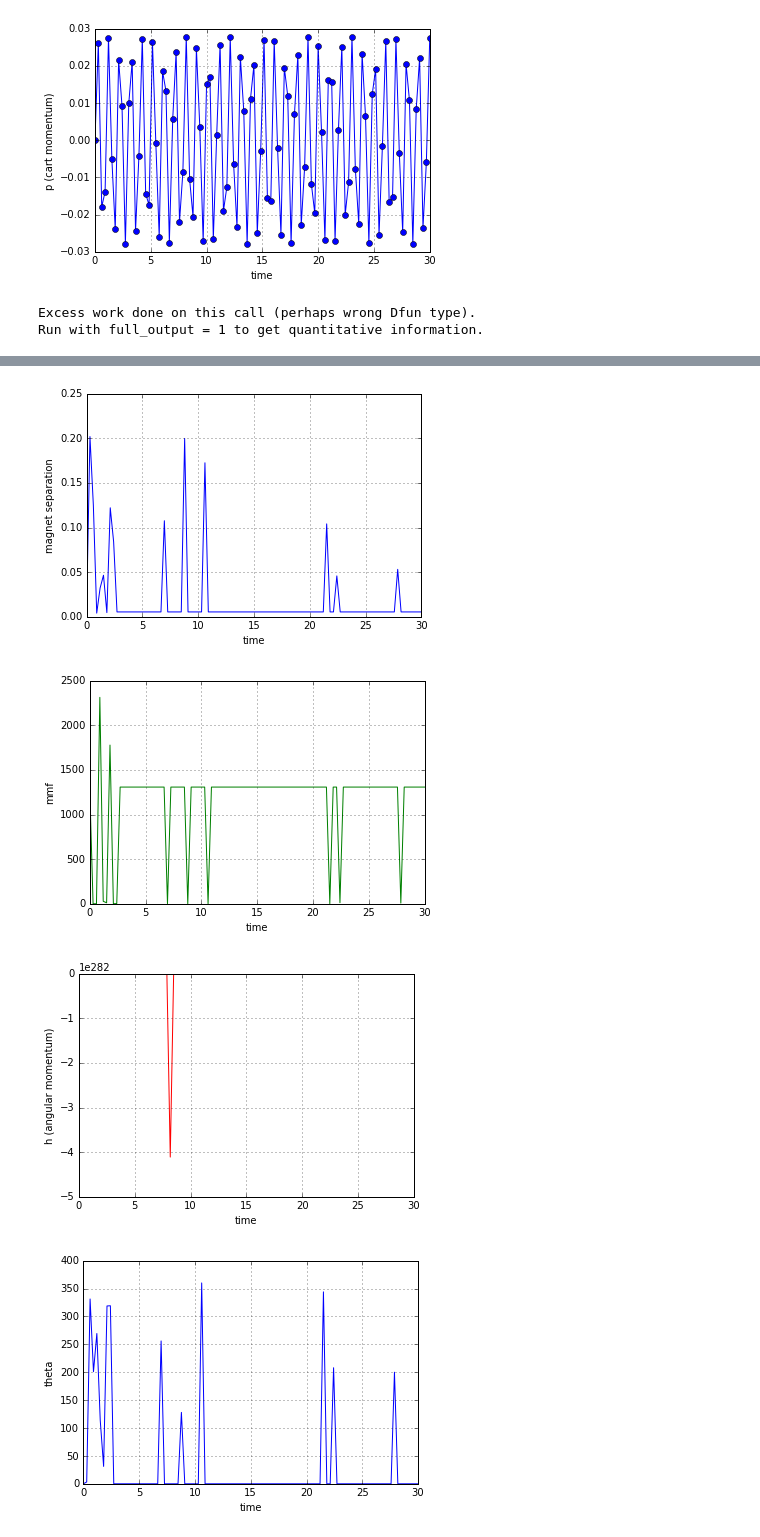
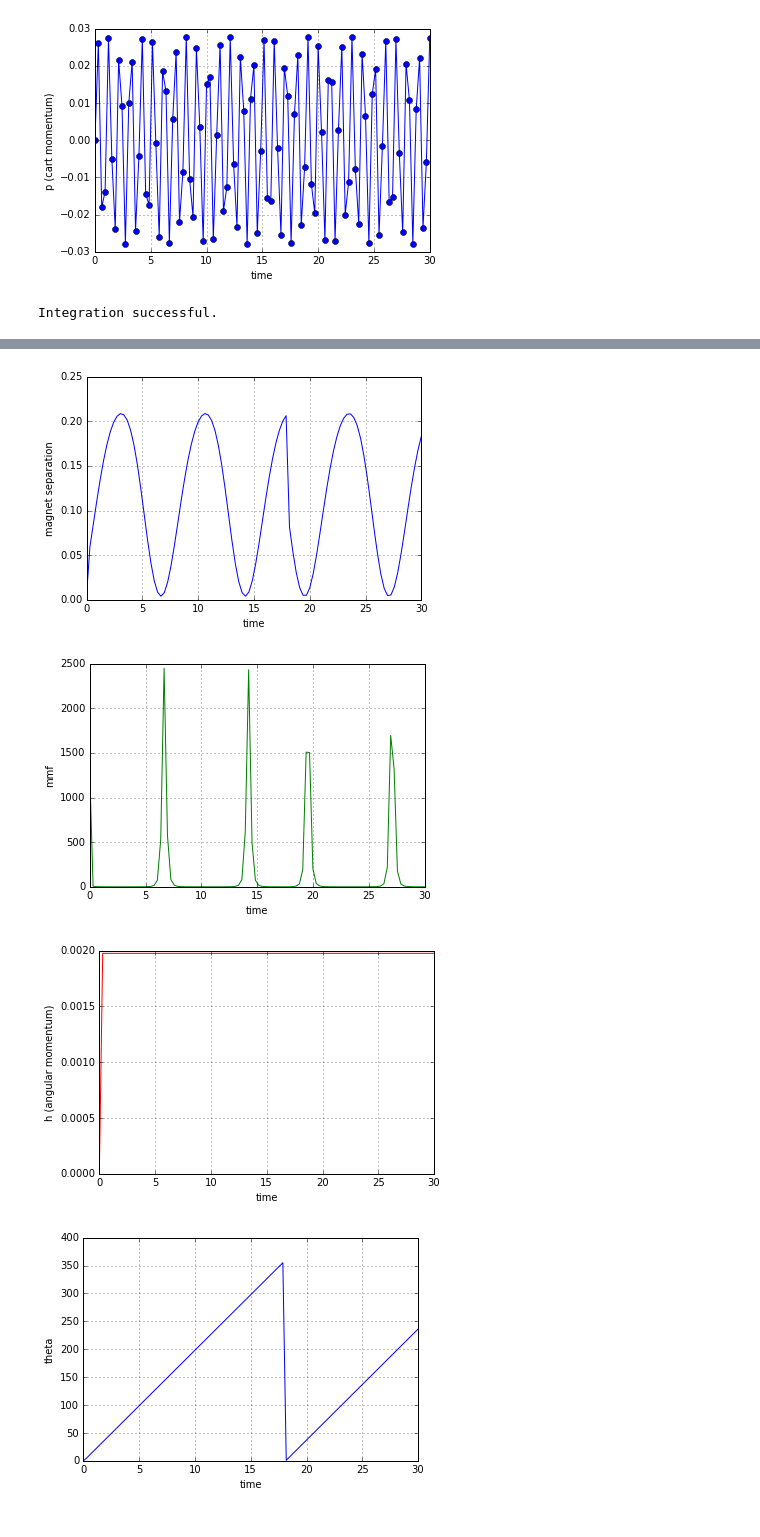
Before and after one commit to SiddhanthUnnithan/models351, a Jupyter notebook: simulation.ipynb, the cells around one changed output, grey strips where cells are left out. Saved outputs shown, nothing was run; the diff lists cells and outputs as text; code cells hidden in the pictures.

```diff
--- a/simulation.ipynb
+++ b/simulation.ipynb
@@ -311,6 +311,9 @@ def input_torque(t):
     # TODO : define an equation for the input torque
     # use arbitrary torque value and define number of seconds for which the same torque is applied
     # remaining time will have 0 torque
+
+    if 0.3*t > 7.0*inertial_mass:
+        return 0.0
 
     return 7.0*inertial_mass - 0.3*t
 
@@ -435,5 +438,4 @@ def simulate():
 
 simulate()
 # %% [output]
-Excess work done on this call (perhaps wrong Dfun type).
-Run with full_output = 1 to get quantitative information.
+Integration successful.
@@ -441,4 +443,4 @@ Run with full_output = 1 to get quantitative information.
-[figure, old version]
+[figure, new version]
-[figure, old version]
+[figure, new version]
-[figure, old version]
+[figure, new version]
-[figure, old version]
+[figure, new version]
```
Also changed, not shown: parts of 1 cell of this notebook.
